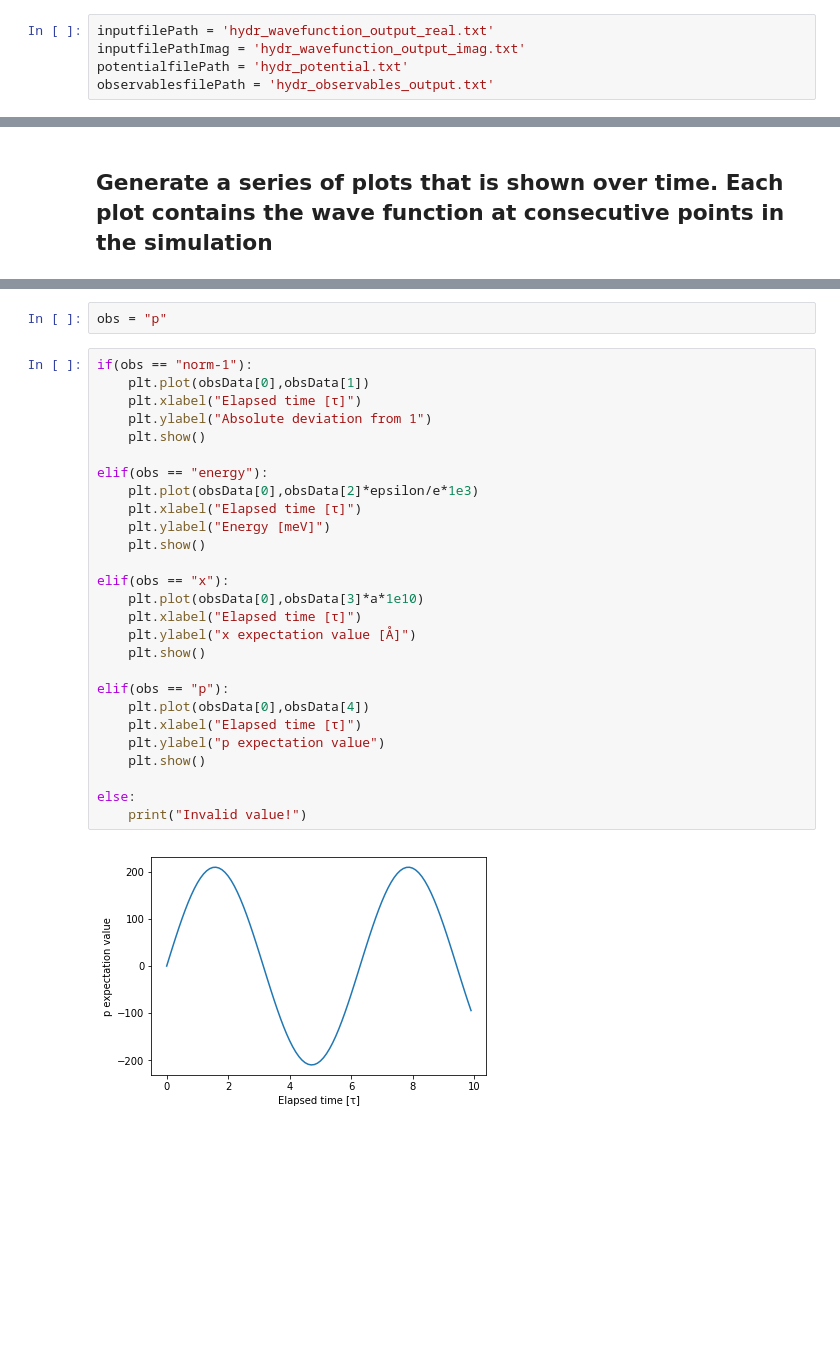
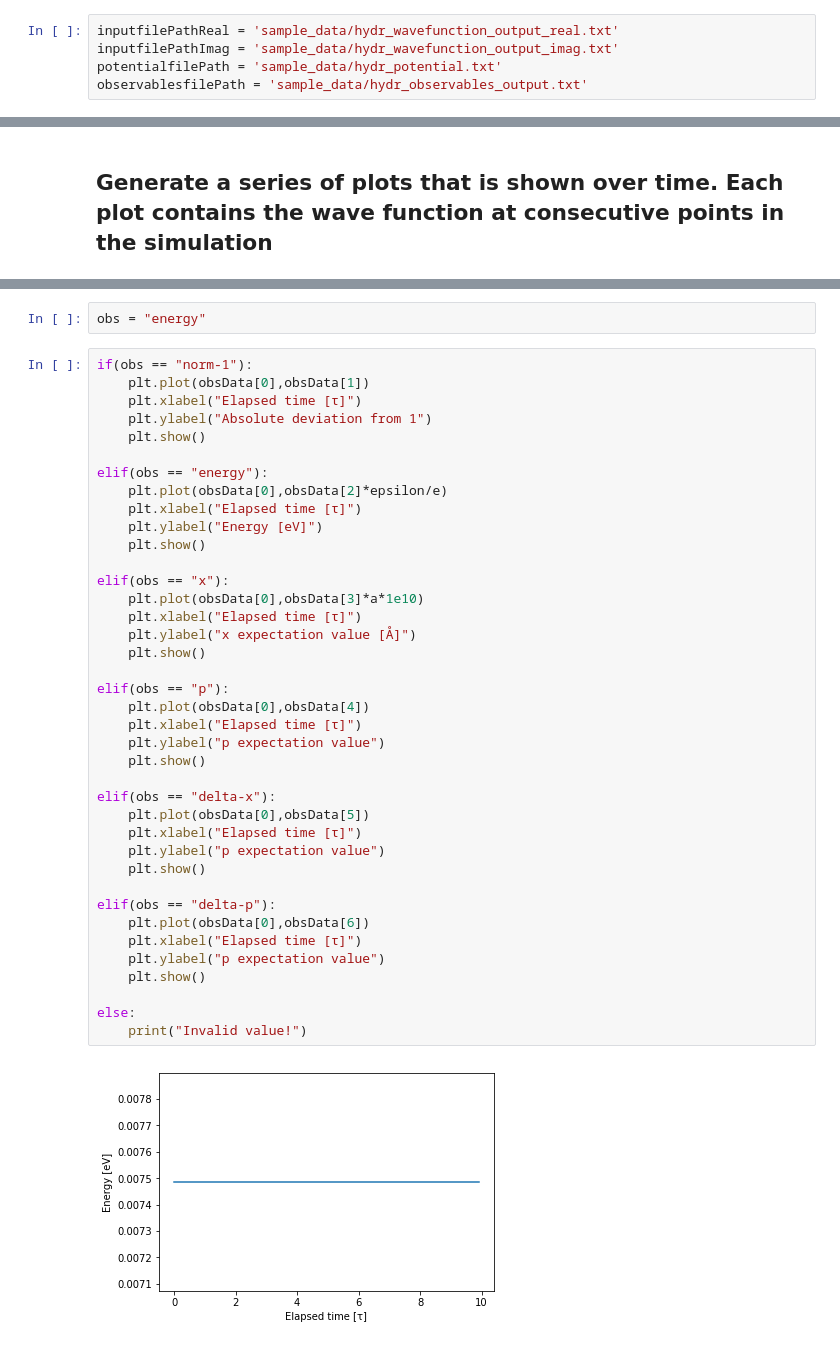
Before and after one commit to tisabe/CP2_QPP, a Jupyter notebook: animation-1d.ipynb, the cells around one changed output, grey strips where cells are left out. Cells and saved outputs as stored; diff of their text form; blank space fills up the shorter version.

```diff
--- a/animation-1d.ipynb
+++ b/animation-1d.ipynb
@@ -10,10 +10,10 @@ from IPython.display import display, clear_output
 # %% [markdown]
 ## Set the path/ filename of the file the contains the evolution of the wave function and the file that contains the potential here
 # %%
-inputfilePath = 'hydr_wavefunction_output_real.txt'
-inputfilePathImag = 'hydr_wavefunction_output_imag.txt'
-potentialfilePath = 'hydr_potential.txt'
-observablesfilePath = 'hydr_observables_output.txt'
+inputfilePathReal = 'sample_data/hydr_wavefunction_output_real.txt'
+inputfilePathImag = 'sample_data/hydr_wavefunction_output_imag.txt'
+potentialfilePath = 'sample_data/hydr_potential.txt'
+observablesfilePath = 'sample_data/hydr_observables_output.txt'
 # %% [markdown]
 ## Read the data from the files and save it in lists of floats
 # %%
@@ -100,31 +106,43 @@ plt.show()
 # %%
-obs = "p"
+obs = "energy"
 # %%
 if(obs == "norm-1"):
     plt.plot(obsData[0],obsData[1])
     plt.xlabel("Elapsed time [τ]")
     plt.ylabel("Absolute deviation from 1")
     plt.show()
 
 elif(obs == "energy"):
-    plt.plot(obsData[0],obsData[2]*epsilon/e*1e3)
+    plt.plot(obsData[0],obsData[2]*epsilon/e)
     plt.xlabel("Elapsed time [τ]")
-    plt.ylabel("Energy [meV]")
+    plt.ylabel("Energy [eV]")
     plt.show()
 
 elif(obs == "x"):
     plt.plot(obsData[0],obsData[3]*a*1e10)
     plt.xlabel("Elapsed time [τ]")
     plt.ylabel("x expectation value [Å]")
     plt.show()
 
 elif(obs == "p"):
     plt.plot(obsData[0],obsData[4])
     plt.xlabel("Elapsed time [τ]")
     plt.ylabel("p expectation value")
     plt.show()
 
+elif(obs == "delta-x"):
+    plt.plot(obsData[0],obsData[5])
+    plt.xlabel("Elapsed time [τ]")
+    plt.ylabel("p expectation value")
+    plt.show()
+
+elif(obs == "delta-p"):
+    plt.plot(obsData[0],obsData[6])
+    plt.xlabel("Elapsed time [τ]")
+    plt.ylabel("p expectation value")
+    plt.show()
+
 else:
     print("Invalid value!")
 # %% [output]
-[figure, old version]
+[figure, new version]
```
Also changed, not shown: parts of 4 cells of this notebook, 10 other files.
